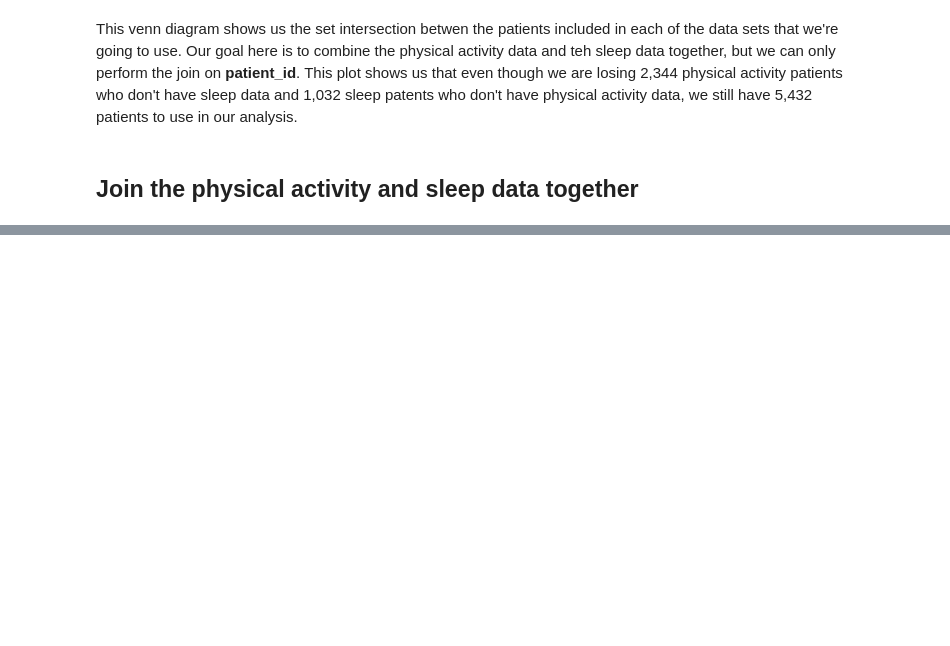
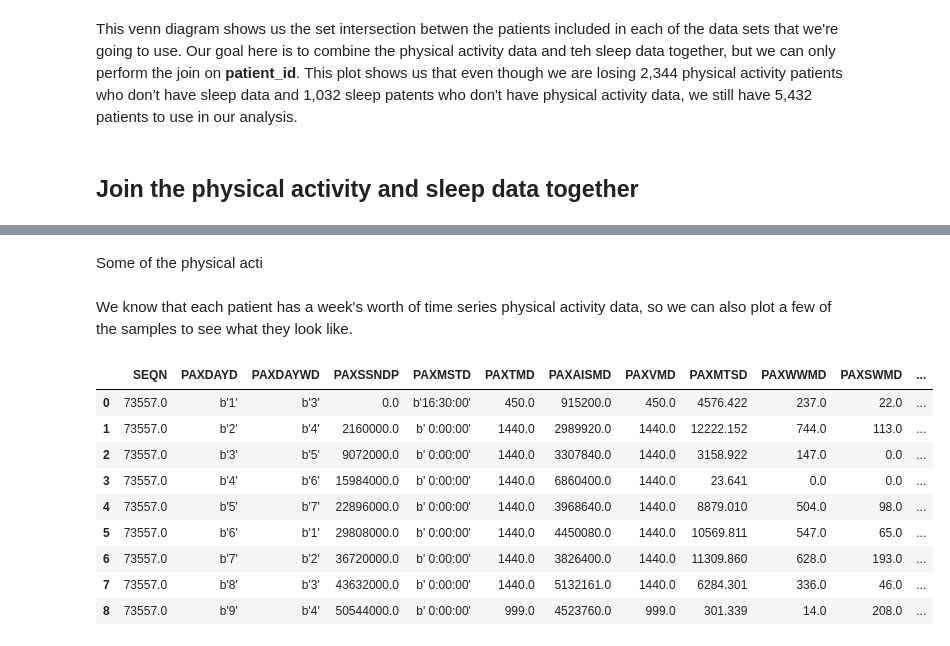
Before and after one commit to spencerbertsch1/DS4H, a Jupyter notebook: notebooks/DS4H_EDA.ipynb, the cells around one changed output, grey strips where cells are left out. Saved outputs shown, nothing was run; the diff lists cells and outputs as text; code cells hidden in the pictures; blank space fills up the shorter version.

```diff
--- a/notebooks/DS4H_EDA.ipynb
+++ b/notebooks/DS4H_EDA.ipynb
@@ -128,0 +167,18 @@ df_joined
+# %% [markdown]
+Some of the physical acti
+# %% [markdown]
+We know that each patient has a week's worth of time series physical activity data, so we can also plot a few of the samples to see what they look like.
+# %%
+single_patient_df: pd.DataFrame = df_joined[df_joined['SEQN'] == 73557.0]
+single_patient_df
+# %% [output]
+|  | SEQN | PAXDAYD | PAXDAYWD | PAXSSNDP | PAXMSTD | PAXTMD | PAXAISMD | PAXVMD | PAXMTSD | PAXWWMD | PAXSWMD | ... |
+| 0 | 73557.0 | b'1' | b'3' | 0.0 | b'16:30:00' | 450.0 | 915200.0 | 450.0 | 4576.422 | 237.0 | 22.0 | ... |
+| 1 | 73557.0 | b'2' | b'4' | 2160000.0 | b' 0:00:00' | 1440.0 | 2989920.0 | 1440.0 | 12222.152 | 744.0 | 113.0 | ... |
+| 2 | 73557.0 | b'3' | b'5' | 9072000.0 | b' 0:00:00' | 1440.0 | 3307840.0 | 1440.0 | 3158.922 | 147.0 | 0.0 | ... |
+| 3 | 73557.0 | b'4' | b'6' | 15984000.0 | b' 0:00:00' | 1440.0 | 6860400.0 | 1440.0 | 23.641 | 0.0 | 0.0 | ... |
+| 4 | 73557.0 | b'5' | b'7' | 22896000.0 | b' 0:00:00' | 1440.0 | 3968640.0 | 1440.0 | 8879.010 | 504.0 | 98.0 | ... |
+| 5 | 73557.0 | b'6' | b'1' | 29808000.0 | b' 0:00:00' | 1440.0 | 4450080.0 | 1440.0 | 10569.811 | 547.0 | 65.0 | ... |
+| 6 | 73557.0 | b'7' | b'2' | 36720000.0 | b' 0:00:00' | 1440.0 | 3826400.0 | 1440.0 | 11309.860 | 628.0 | 193.0 | ... |
+| 7 | 73557.0 | b'8' | b'3' | 43632000.0 | b' 0:00:00' | 1440.0 | 5132161.0 | 1440.0 | 6284.301 | 336.0 | 46.0 | ... |
+| 8 | 73557.0 | b'9' | b'4' | 50544000.0 | b' 0:00:00' | 999.0 | 4523760.0 | 999.0 | 301.339 | 14.0 | 208.0 | ... |
```
Also changed, not shown: parts of 34 cells of this notebook.
